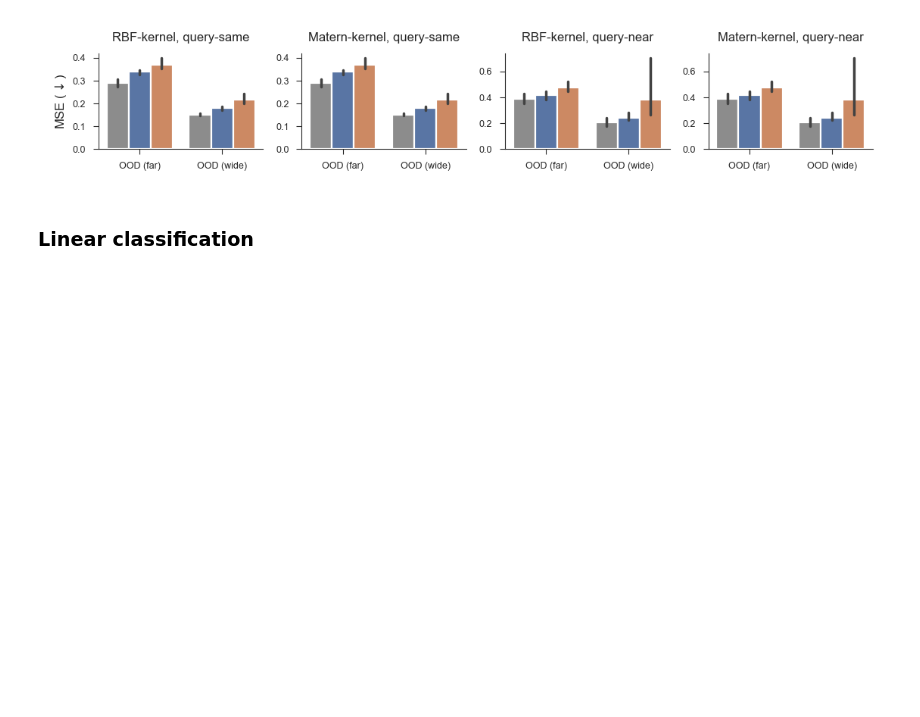
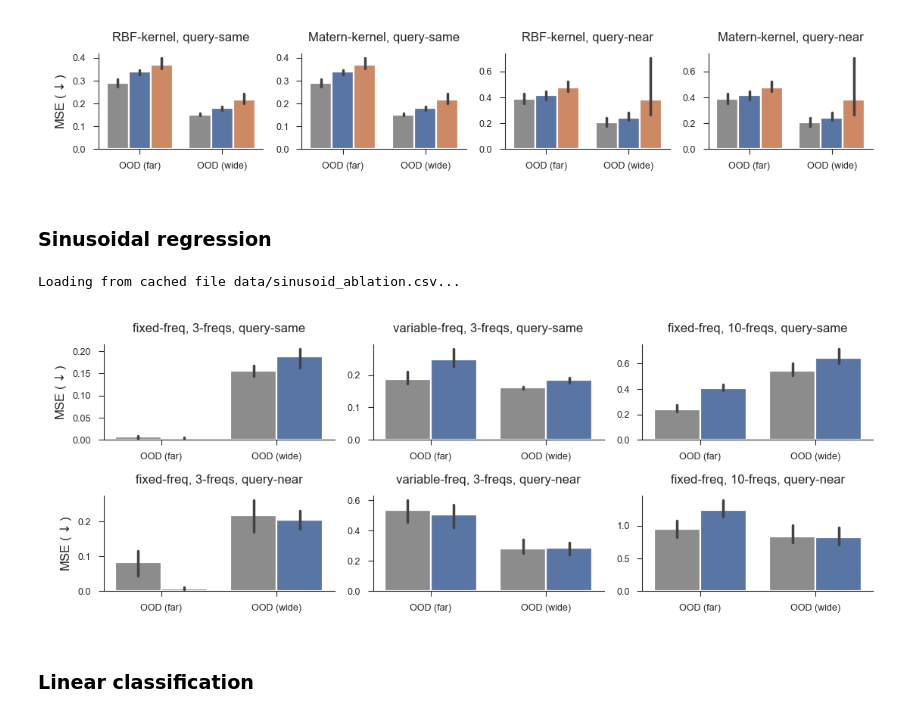
Before and after one commit to EricElmoznino/explicit_implicit_icl, a Jupyter notebook: notebooks/paper/figures.ipynb, the cells around one changed output. Cells and saved outputs as stored; diff of their text form; code cells hidden in the pictures; blank space fills up the shorter version.

```diff
--- a/notebooks/paper/figures.ipynb
+++ b/notebooks/paper/figures.ipynb
@@ -858,6 +914,56 @@ Loading from cached file data/gp_regression_Matern_same.csv...
 Loading from cached file data/gp_regression_RBF_near.csv...
 Loading from cached file data/gp_regression_Matern_near.csv...
 [figure]
+# %% [markdown]
+### Sinusoidal regression
+# %%
+data = get_run_performances(
+    wandb_username="ericelmoznino",
+    dataset="sinusoid-regression",
+    compare_across=["model", "context_style", "kind_kwargs"],
+    comparison_metrics=["val/iid_MSE", "val/far_MSE", "val/wide_MSE"],
+    mode="min",
+    filters={
+        "config.model": {"$nin": ["explicit-transformer-known-context"]},
+    },
+    save_path="data/sinusoid_ablation.csv",
+)
+data = data[(data["model"] != "explicit-mlp") & (data["model"] != "explicit-known")]
+
+
+fig, axs = plt.subplots(nrows=2, ncols=3, figsize=(5.5, 2))
+
+for i, context in enumerate(["same", "near"]):
+    for j, (fixed_freq, n_freq) in enumerate([(True, 3), (False, 3), (True, 10)]):
+        model_comparison_barplot(
+            data=data[
+                (data["context_style"] == context)
+                & (data["kind_kwargs"] == f"{{'fixed_freq': {fixed_freq}, 'n_freq': {n_freq}}}")
+            ],
+            metrics=["val/far_MSE", "val/wide_MSE"],
+            metric_short_names={
+                "val/far_MSE": "OOD (far)",
+                "val/wide_MSE": "OOD (wide)",
+            },
+            metric_units=r"MSE ($\downarrow$)",
+            err_kws={"linewidth": 1.25},
+            ax=axs[i, j],
+        )
+        fixed_freq_str = "fixed-freq" if fixed_freq else "variable-freq"
+        axs[i, j].set(title=f"{fixed_freq_str}, {n_freq}-freqs, query-{context}")
+
+for ax in axs[0, 1:]:
+    ax.set(ylabel=None)
+for ax in axs[1, 1:]:
+    ax.set(ylabel=None)
+for ax in axs.flatten():
+    ax.legend().remove()
+
+fig.savefig("saved/ablation_sin_regression.pdf")
+plt.show()
+# %% [output]
+Loading from cached file data/sinusoid_ablation.csv...
+[figure, added]
 # %% [markdown]
 ### Linear classification
 # %%
```
Also changed, not shown: parts of 3 cells of this notebook, 8 other files.
